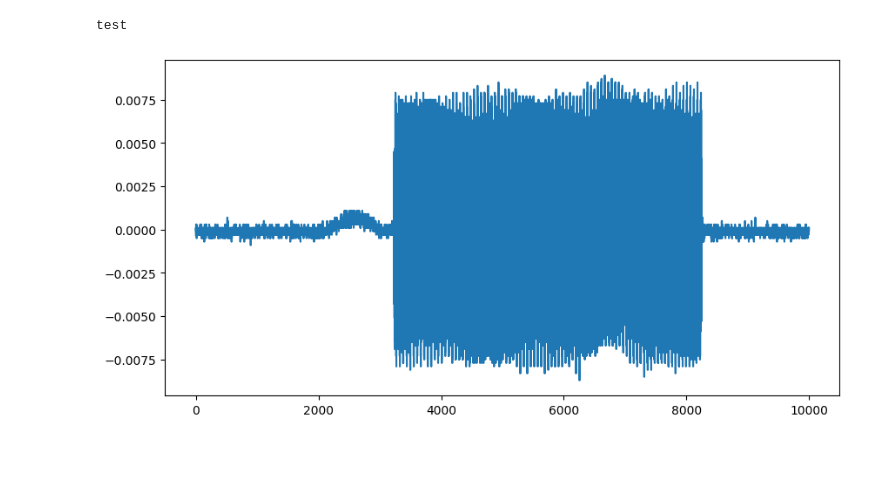
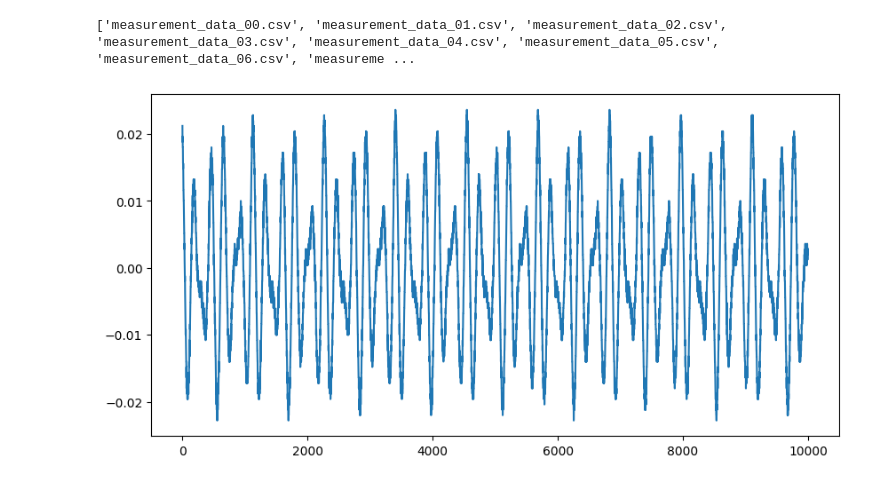
Before and after one commit to matthew-jenkins3/Beam_mapping, a Jupyter notebook: Plotting.ipynb, the cells around one changed output. Saved outputs shown, nothing was run; the diff lists cells and outputs as text; code cells hidden in the pictures; blank space fills up the shorter version.

Commit message:
Data added

```diff
--- a/Plotting.ipynb
+++ b/Plotting.ipynb
@@ -1,18 +1,18 @@
 # %%
 import pandas
-
+import glob
 import matplotlib.pyplot as plt
-
-csvFile = pandas.read_csv('measurement_data.csv')
-
-
-print('test')
+import numpy as np
+csv_files = glob.glob('Data/measurement_data_*.csv')
+print(csv_files)
+#csvFile = pandas.read_csv('measurement_data_0.csv')
 # %% [output]
-test
+['measurement_data_00.csv', 'measurement_data_01.csv', 'measurement_data_02.csv', 'measurement_data_03.csv', 'measurement_data_04.csv', 'measurement_data_05.csv', 'measurement_data_06.csv', 'measureme ...
 # %%
+csvFile = pandas.read_csv(csv_files[0])
 plt.figure(figsize=(10, 5))
 plt.plot(csvFile.iloc[3].to_list())
 plt.show()
 # %% [output]
-[figure, old version]
+[figure, new version]
 # %%
```
Also changed, not shown: parts of 7 cells of this notebook, 54 other files.
